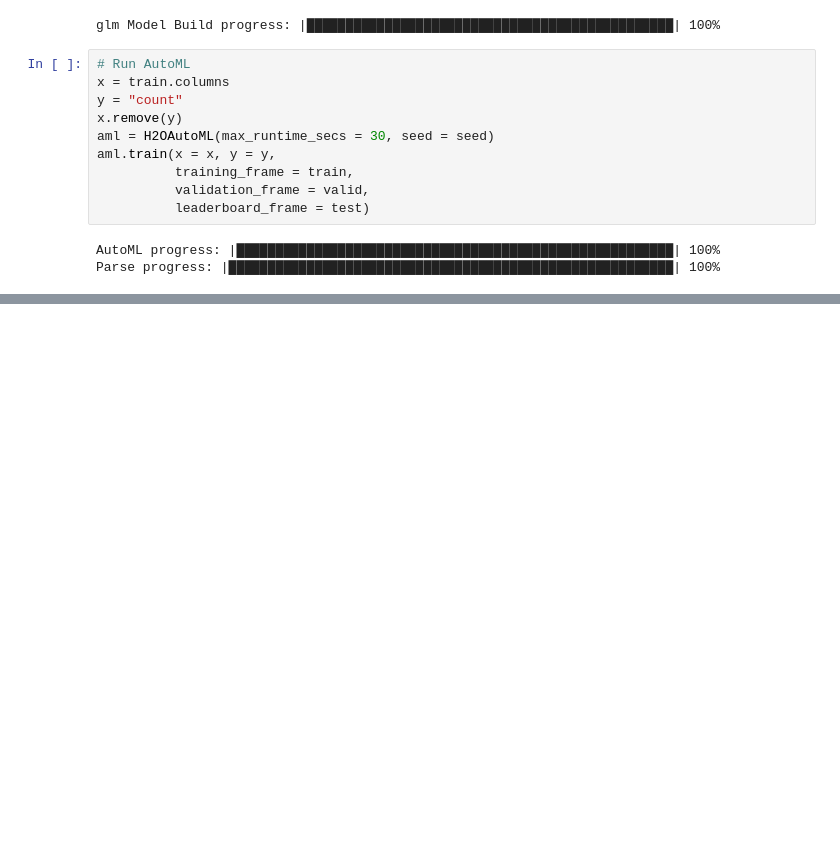
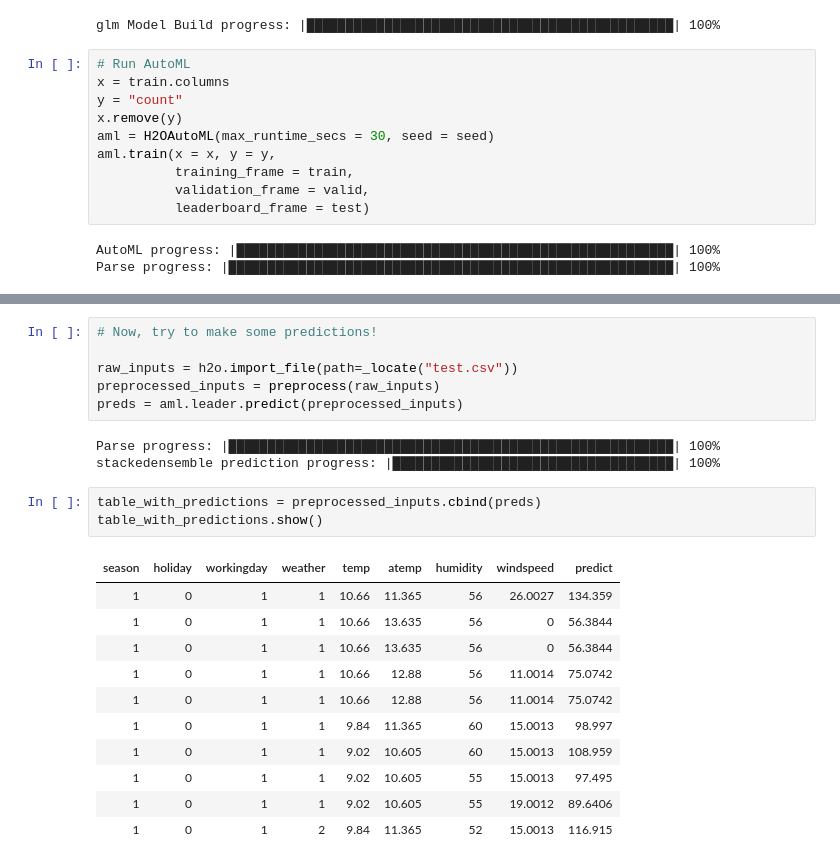
Before and after one commit to jeanettehead/tracker-ml, a Jupyter notebook: bike_models.ipynb, the cells around one changed output, grey strips where cells are left out. Saved outputs shown, nothing was run; the diff lists cells and outputs as text; blank space fills up the shorter version.

Commit message:
adding predictions

```diff
--- a/bike_models.ipynb
+++ b/bike_models.ipynb
@@ -144,0 +156,24 @@ gbm = 146.69, glm = 147.68, autoML = 86.29
+# %%
+# Now, try to make some predictions!
+
+raw_inputs = h2o.import_file(path=_locate("test.csv"))
+preprocessed_inputs = preprocess(raw_inputs)
+preds = aml.leader.predict(preprocessed_inputs)
+# %% [output]
+Parse progress: |█████████████████████████████████████████████████████████| 100%
+stackedensemble prediction progress: |████████████████████████████████████| 100%
+# %%
+table_with_predictions = preprocessed_inputs.cbind(preds)
+table_with_predictions.show()
+# %% [output]
+| season | holiday | workingday | weather | temp | atemp | humidity | windspeed | predict |
+| 1 | 0 | 1 | 1 | 10.66 | 11.365 | 56 | 26.0027 | 134.359 |
+| 1 | 0 | 1 | 1 | 10.66 | 13.635 | 56 | 0 | 56.3844 |
+| 1 | 0 | 1 | 1 | 10.66 | 13.635 | 56 | 0 | 56.3844 |
+| 1 | 0 | 1 | 1 | 10.66 | 12.88 | 56 | 11.0014 | 75.0742 |
+| 1 | 0 | 1 | 1 | 10.66 | 12.88 | 56 | 11.0014 | 75.0742 |
+| 1 | 0 | 1 | 1 | 9.84 | 11.365 | 60 | 15.0013 | 98.997 |
+| 1 | 0 | 1 | 1 | 9.02 | 10.605 | 60 | 15.0013 | 108.959 |
+| 1 | 0 | 1 | 1 | 9.02 | 10.605 | 55 | 15.0013 | 97.495 |
+| 1 | 0 | 1 | 1 | 9.02 | 10.605 | 55 | 19.0012 | 89.6406 |
+| 1 | 0 | 1 | 2 | 9.84 | 11.365 | 52 | 15.0013 | 116.915 |
```
Also changed, not shown: parts of 5 cells of this notebook, 1 other file.
